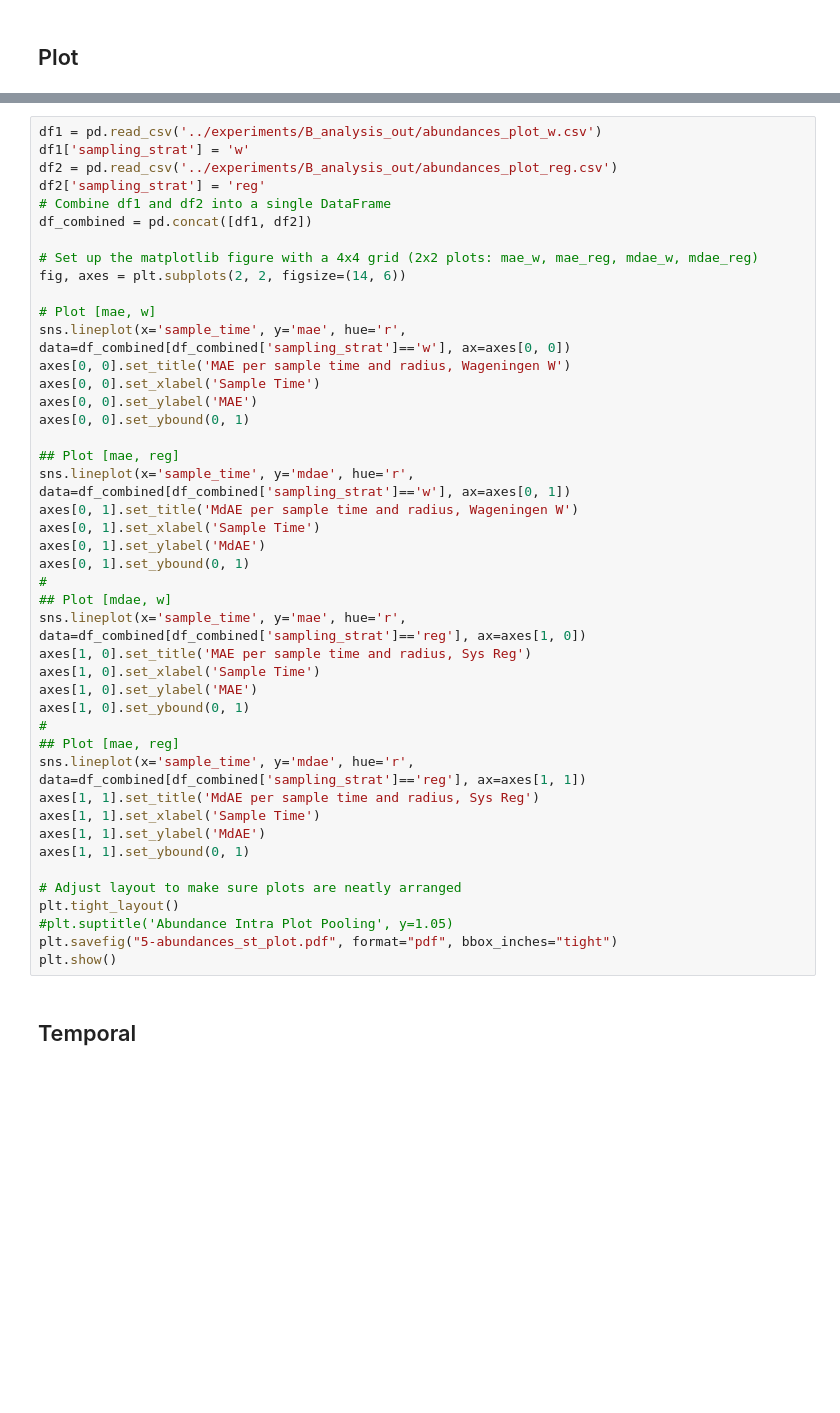
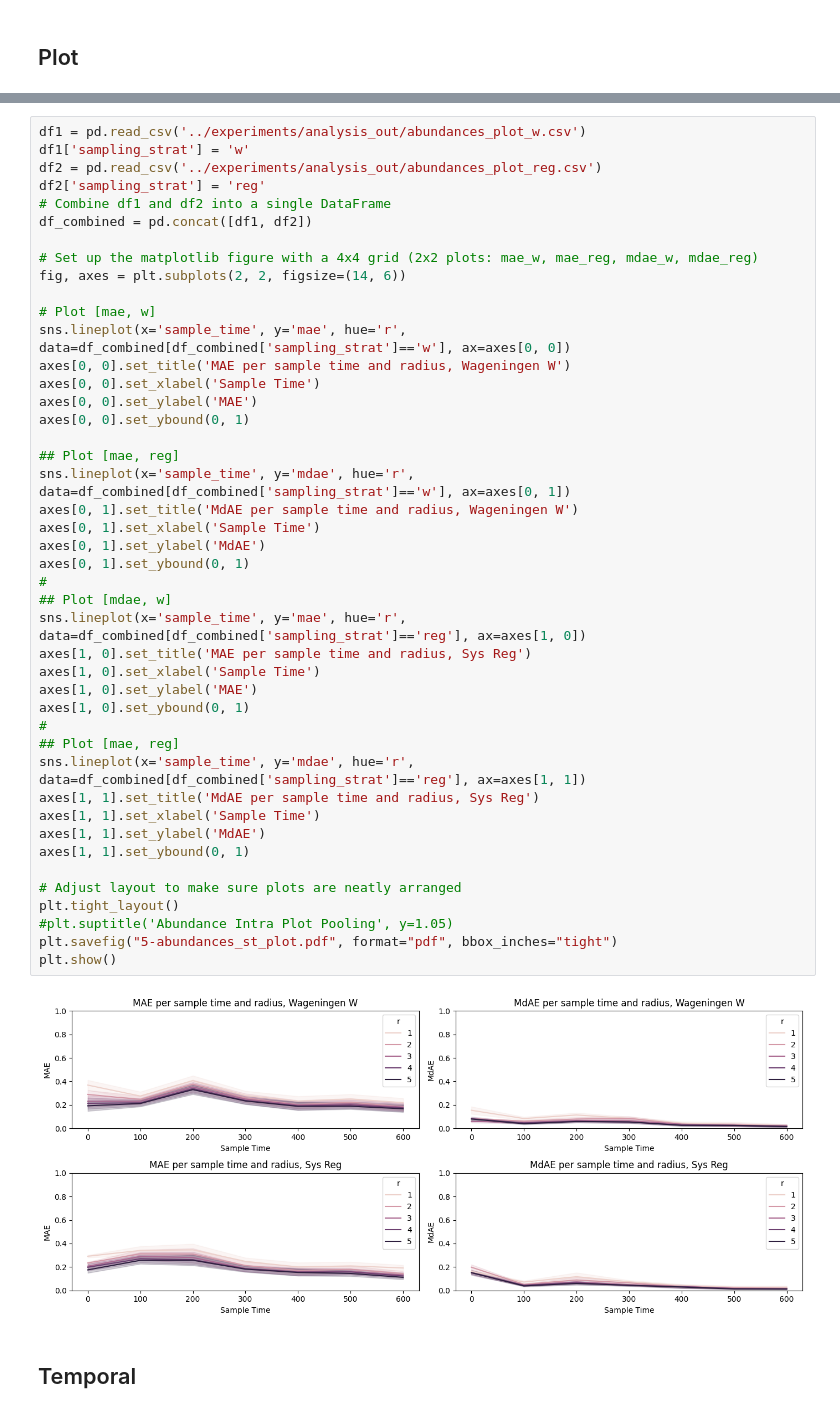
Before and after one commit to timovdk/BLOSSOM, a Jupyter notebook: figures/5-results_viz.ipynb, the cells around one changed output, grey strips where cells are left out. Drawn from its saved outputs; the diff is of its cells as text; blank space fills up the shorter version.

```diff
--- a/figures/5-results_viz.ipynb
+++ b/figures/5-results_viz.ipynb
@@ -137,7 +154,7 @@ plt.show()
 # %%
-df1 = pd.read_csv('../experiments/B_analysis_out/abundances_plot_w.csv')
+df1 = pd.read_csv('../experiments/analysis_out/abundances_plot_w.csv')
 df1['sampling_strat'] = 'w'
-df2 = pd.read_csv('../experiments/B_analysis_out/abundances_plot_reg.csv')
+df2 = pd.read_csv('../experiments/analysis_out/abundances_plot_reg.csv')
 df2['sampling_strat'] = 'reg'
 # Combine df1 and df2 into a single DataFrame
 df_combined = pd.concat([df1, df2])
@@ -151,33 +168,35 @@ axes[0, 0].set_title('MAE per sample time and radius, Wageningen W')
 axes[0, 0].set_xlabel('Sample Time')
 axes[0, 0].set_ylabel('MAE')
 axes[0, 0].set_ybound(0, 1)
 
 ## Plot [mae, reg]
 sns.lineplot(x='sample_time', y='mdae', hue='r', data=df_combined[df_combined['sampling_strat']=='w'], ax=axes[0, 1])
 axes[0, 1].set_title('MdAE per sample time and radius, Wageningen W')
 axes[0, 1].set_xlabel('Sample Time')
 axes[0, 1].set_ylabel('MdAE')
 axes[0, 1].set_ybound(0, 1)
 #
 ## Plot [mdae, w]
 sns.lineplot(x='sample_time', y='mae', hue='r', data=df_combined[df_combined['sampling_strat']=='reg'], ax=axes[1, 0])
 axes[1, 0].set_title('MAE per sample time and radius, Sys Reg')
 axes[1, 0].set_xlabel('Sample Time')
 axes[1, 0].set_ylabel('MAE')
 axes[1, 0].set_ybound(0, 1)
 #
 ## Plot [mae, reg]
 sns.lineplot(x='sample_time', y='mdae', hue='r', data=df_combined[df_combined['sampling_strat']=='reg'], ax=axes[1, 1])
 axes[1, 1].set_title('MdAE per sample time and radius, Sys Reg')
 axes[1, 1].set_xlabel('Sample Time')
 axes[1, 1].set_ylabel('MdAE')
 axes[1, 1].set_ybound(0, 1)
 
 # Adjust layout to make sure plots are neatly arranged
 plt.tight_layout()
 #plt.suptitle('Abundance Intra Plot Pooling', y=1.05)
 plt.savefig("5-abundances_st_plot.pdf", format="pdf", bbox_inches="tight")
 plt.show()
+# %% [output]
+[figure, added]
 # %% [markdown]
 ## Temporal
 # %%
```
Also changed, not shown: parts of 17 cells of this notebook, 47 other files.
